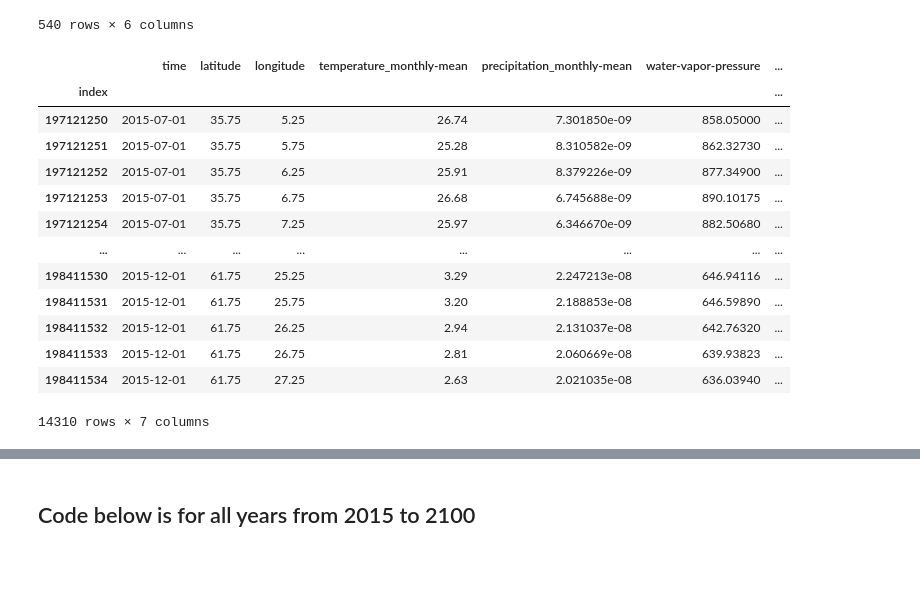
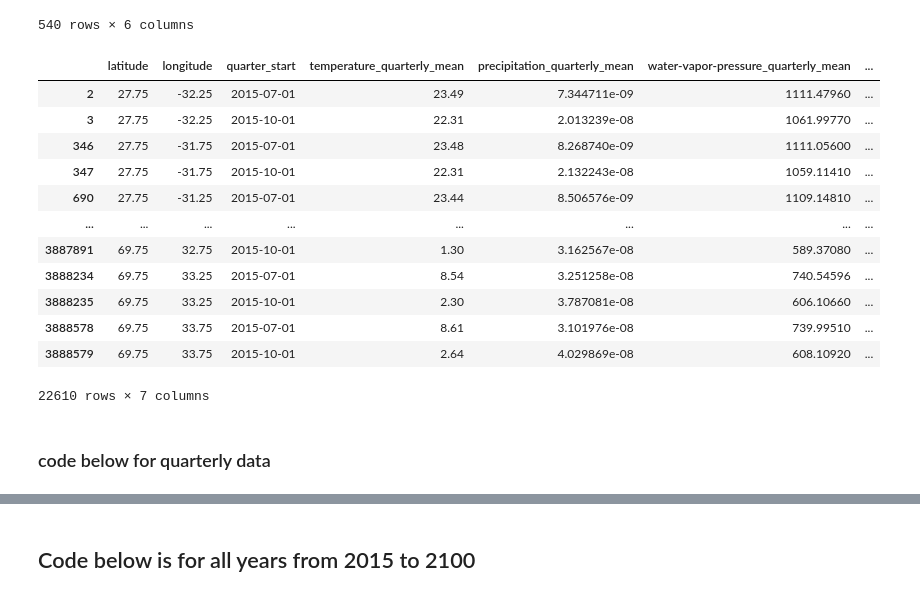
Before and after one commit to amelietatin/Predicting_land_cover, a Jupyter notebook: notebooks/cds_merged.ipynb, the cells around one changed output, grey strips where cells are left out. Cells and saved outputs as stored; diff of their text form; code cells hidden in the pictures; blank space fills up the shorter version.

```diff
--- a/notebooks/cds_merged.ipynb
+++ b/notebooks/cds_merged.ipynb
@@ -4,16 +4,16 @@
 import pandas as pd
 
 # Import the temperature CSV file
-df_temp = pd.read_csv('../raw_data/temperature_monthly_mean.csv')
+df_temp = pd.read_csv('../raw_data/temperature_quarterly_mean.csv')
 
 # Import the percipitation CSV file
-df_precip = pd.read_csv('../raw_data/precipitation_monthly_mean.csv')
+df_precip = pd.read_csv('../raw_data/precipitation_quarterly_mean.csv')
 
 # Import the water CSV file
-df_water = pd.read_csv('../raw_data/water-vapor-pressure.csv')
+df_water = pd.read_csv('../raw_data/water-vapor-pressure_quarterly.csv')
 
 # Import the cloud CSV file
-df_cloud = pd.read_csv('../raw_data/cloud-cover.csv')
+df_cloud = pd.read_csv('../raw_data/cloud-cover_quarterly.csv')
 # %%
 df_temp = pd.DataFrame(df_temp)
 df_precip = pd.DataFrame(df_precip)
@@ -87,13 +87,13 @@ df_cloud
 import pandas as pd
 
 # Merge df_temp and df_precip on index, latitude, longitude, and time
-df_merged = pd.merge(df_temp, df_precip, on=['index', 'latitude', 'longitude', 'time'])
+df_merged = pd.merge(df_temp, df_precip, on=['latitude', 'longitude', 'quarter_start'])
 
 # Merge df_merged with df_water on index, latitude, longitude, and time
-df_merged = pd.merge(df_merged, df_water, on=['index', 'latitude', 'longitude', 'time'])
+df_merged = pd.merge(df_merged, df_water, on=['latitude', 'longitude', 'quarter_start'])
 
 # Merge df_merged with df_cloud on index, latitude, longitude, and time
-df_merged = pd.merge(df_merged, df_cloud, on=['index', 'latitude', 'longitude', 'time'])
+df_merged = pd.merge(df_merged, df_cloud, on=['latitude', 'longitude', 'quarter_start'])
 # %%
 df_merged
 # %% [output]
@@ -113,3 +113,3 @@ df_merged
 # %%
-df_merged.set_index('index', inplace=True)
-df_merged
+# df_merged.set_index('index', inplace=True)
+# df_merged
@@ -131,4 +116,4 @@ df_merged
 # %%
-df_merged['temperature_monthly-mean'] = (df_merged['temperature_monthly-mean'] - 273.15).round(2)
+df_merged['temperature_quarterly_mean'] = (df_merged['temperature_quarterly_mean'] - 273.15).round(2)
 df_merged
 # %% [output]
@@ -241,29 +225,30 @@ final_table_2015_10_pa
 # %%
 import pandas as pd
 
 start_date = '2015-07-01'
 #end_date = '2024-04-01'
 end_date = '2015-12-01'
 
 # for all years from 2015 to 2100:
 # df_merged_all_years = df_merged[(df_merged['time'] >= start_date) & (df_merged['time'] <= end_date)]
 # df_merged_all_years
 
 # for 205 July - December (with sample = 10)
-df_merged_2015 = df_merged[(df_merged['time'] >= start_date) & (df_merged['time'] <= end_date)]
+df_merged_2015 = df_merged[(df_merged['quarter_start'] >= start_date) & (df_merged['quarter_start'] <= end_date)]
 df_merged_2015
 # %% [output]
-|  | time | latitude | longitude | temperature_monthly-mean | precipitation_monthly-mean | water-vapor-pressure | ... |
-| index |  |  |  |  |  |  | ... |
-| 197121250 | 2015-07-01 | 35.75 | 5.25 | 26.74 | 7.301850e-09 | 858.05000 | ... |
-| 197121251 | 2015-07-01 | 35.75 | 5.75 | 25.28 | 8.310582e-09 | 862.32730 | ... |
-| 197121252 | 2015-07-01 | 35.75 | 6.25 | 25.91 | 8.379226e-09 | 877.34900 | ... |
-| 197121253 | 2015-07-01 | 35.75 | 6.75 | 26.68 | 6.745688e-09 | 890.10175 | ... |
-| 197121254 | 2015-07-01 | 35.75 | 7.25 | 25.97 | 6.346670e-09 | 882.50680 | ... |
+|  | latitude | longitude | quarter_start | temperature_quarterly_mean | precipitation_quarterly_mean | water-vapor-pressure_quarterly_mean | ... |
+| 2 | 27.75 | -32.25 | 2015-07-01 | 23.49 | 7.344711e-09 | 1111.47960 | ... |
+| 3 | 27.75 | -32.25 | 2015-10-01 | 22.31 | 2.013239e-08 | 1061.99770 | ... |
+| 346 | 27.75 | -31.75 | 2015-07-01 | 23.48 | 8.268740e-09 | 1111.05600 | ... |
+| 347 | 27.75 | -31.75 | 2015-10-01 | 22.31 | 2.132243e-08 | 1059.11410 | ... |
+| 690 | 27.75 | -31.25 | 2015-07-01 | 23.44 | 8.506576e-09 | 1109.14810 | ... |
 | ... | ... | ... | ... | ... | ... | ... | ... |
-| 198411530 | 2015-12-01 | 61.75 | 25.25 | 3.29 | 2.247213e-08 | 646.94116 | ... |
-| 198411531 | 2015-12-01 | 61.75 | 25.75 | 3.20 | 2.188853e-08 | 646.59890 | ... |
-| 198411532 | 2015-12-01 | 61.75 | 26.25 | 2.94 | 2.131037e-08 | 642.76320 | ... |
-| 198411533 | 2015-12-01 | 61.75 | 26.75 | 2.81 | 2.060669e-08 | 639.93823 | ... |
-| 198411534 | 2015-12-01 | 61.75 | 27.25 | 2.63 | 2.021035e-08 | 636.03940 | ... |
+| 3887891 | 69.75 | 32.75 | 2015-10-01 | 1.30 | 3.162567e-08 | 589.37080 | ... |
+| 3888234 | 69.75 | 33.25 | 2015-07-01 | 8.54 | 3.251258e-08 | 740.54596 | ... |
+| 3888235 | 69.75 | 33.25 | 2015-10-01 | 2.30 | 3.787081e-08 | 606.10660 | ... |
+| 3888578 | 69.75 | 33.75 | 2015-07-01 | 8.61 | 3.101976e-08 | 739.99510 | ... |
+| 3888579 | 69.75 | 33.75 | 2015-10-01 | 2.64 | 4.029869e-08 | 608.10920 | ... |
-14310 rows × 7 columns
+22610 rows × 7 columns
+# %% [markdown]
+### code below for quarterly data
```
Also changed, not shown: parts of 15 cells of this notebook, 4 other files.
